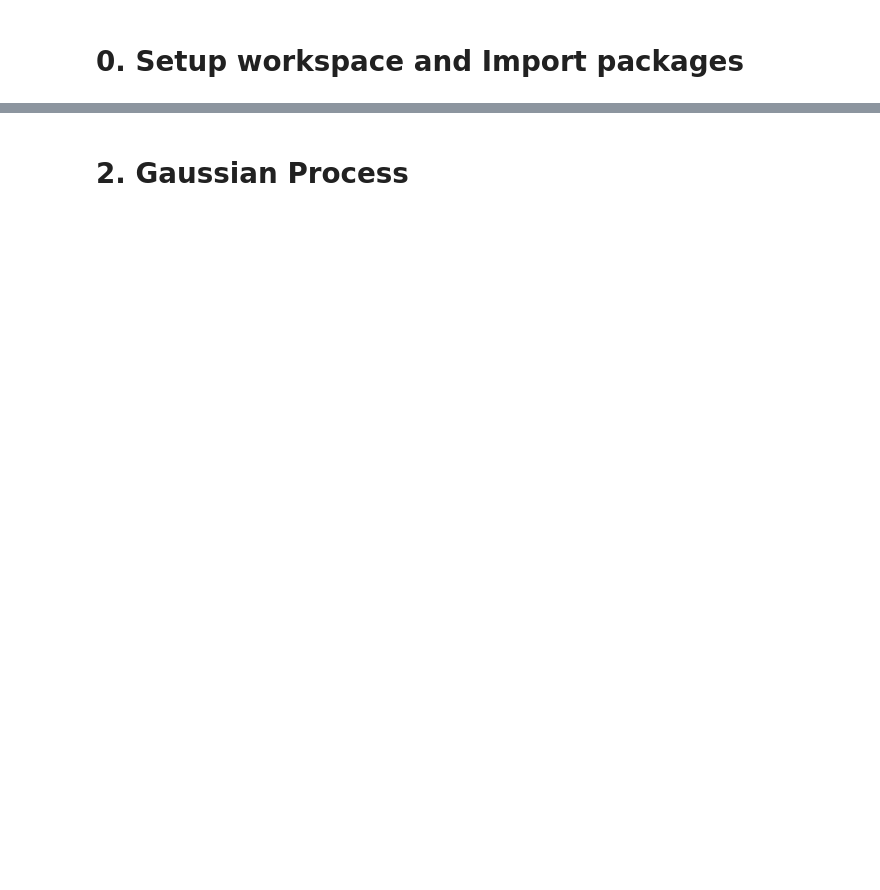
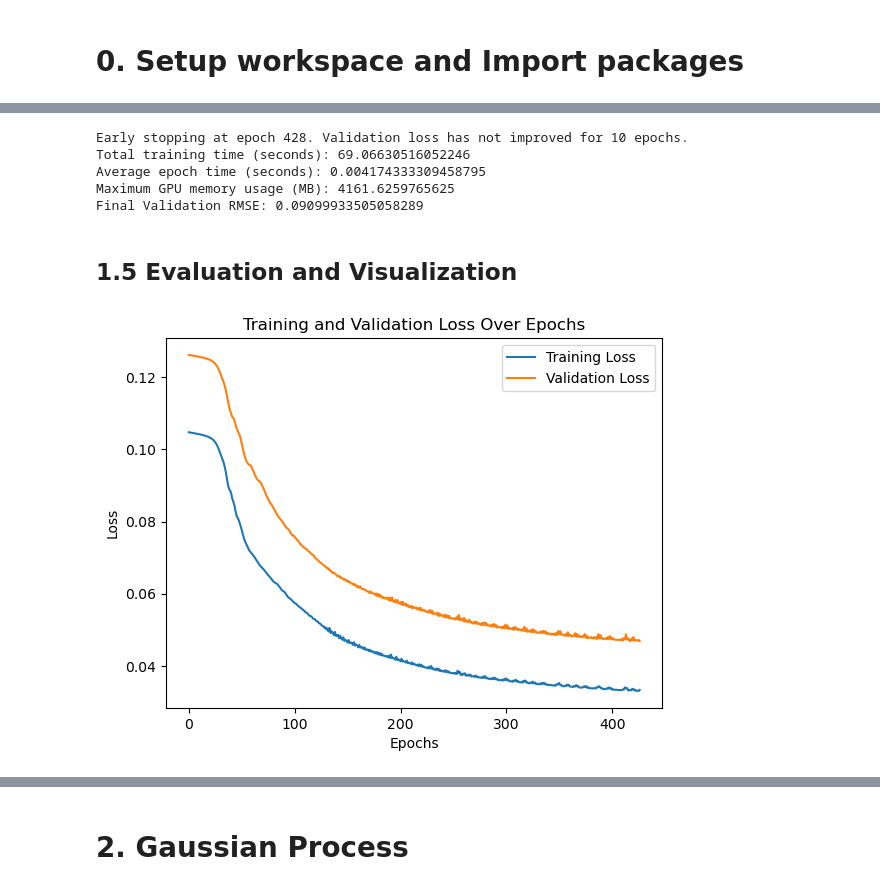
Before and after one commit to Luke0331/ML_Project2_Team1, a Jupyter notebook: ML_Project2_Team1.ipynb, the cells around one changed output, grey strips where cells are left out. Drawn from its saved outputs; the diff is of its cells as text; code cells hidden in the pictures; blank space fills up the shorter version.

```diff
--- a/ML_Project2_Team1.ipynb
+++ b/ML_Project2_Team1.ipynb
@@ -81,0 +746,41 @@ from pysr import PySRRegressor
+# %%
+epochs, k_points, lr=3000, 16, 1e-03
+
+kms1=1.0 #0.1
+kms2=1.0 #100.0
+kmask=np.array([kms1,kms1,kms2,kms2,kms2,kms2,kms2,kms2,kms2,kms1,kms1,kms1,kms1,kms1,kms1,kms1])
+
+in_nod, hid_nod, o_nod = 4, 64, 16
+
+torch.manual_seed(10)
+
+k_mean_c=torch.tensor(k_mean).float().to(device)
+k_std_c=torch.tensor(k_std).float().to(device)
+
+model = learnKappa_layers(in_nod, hid_nod, o_nod)
+model = model.to(device)
+model, loss_array = modeltrain_loss(in_nod, hid_nod, o_nod, lr, epochs, x, y,valid_x,valid_y,model,torch.tensor(kmask).float().to(device), k_mean_c, k_std_c)
+# %% [output]
+Early stopping at epoch 428. Validation loss has not improved for 10 epochs.
+Total training time (seconds): 69.06630516052246
+Average epoch time (seconds): 0.004174333309458795
+Maximum GPU memory usage (MB): 4161.6259765625
+Final Validation RMSE: 0.09099933505058289
+# %% [markdown]
+## 1.5 Evaluation and Visualization
+# %%
+plt.plot(loss_array[:, 0], loss_array[:, 1], label="Training Loss")
+plt.plot(loss_array[:, 0], loss_array[:, 2], label="Validation Loss")
+
+# Adding labels and title
+plt.xlabel("Epochs")
+plt.ylabel("Loss")
+plt.title("Training and Validation Loss Over Epochs")
+
+# Adding a legend
+plt.legend()
+
+# Displaying the plot
+plt.show()
+# %% [output]
+[figure, added]
```
Also changed, not shown: parts of 99 cells of this notebook, 3 other files.
